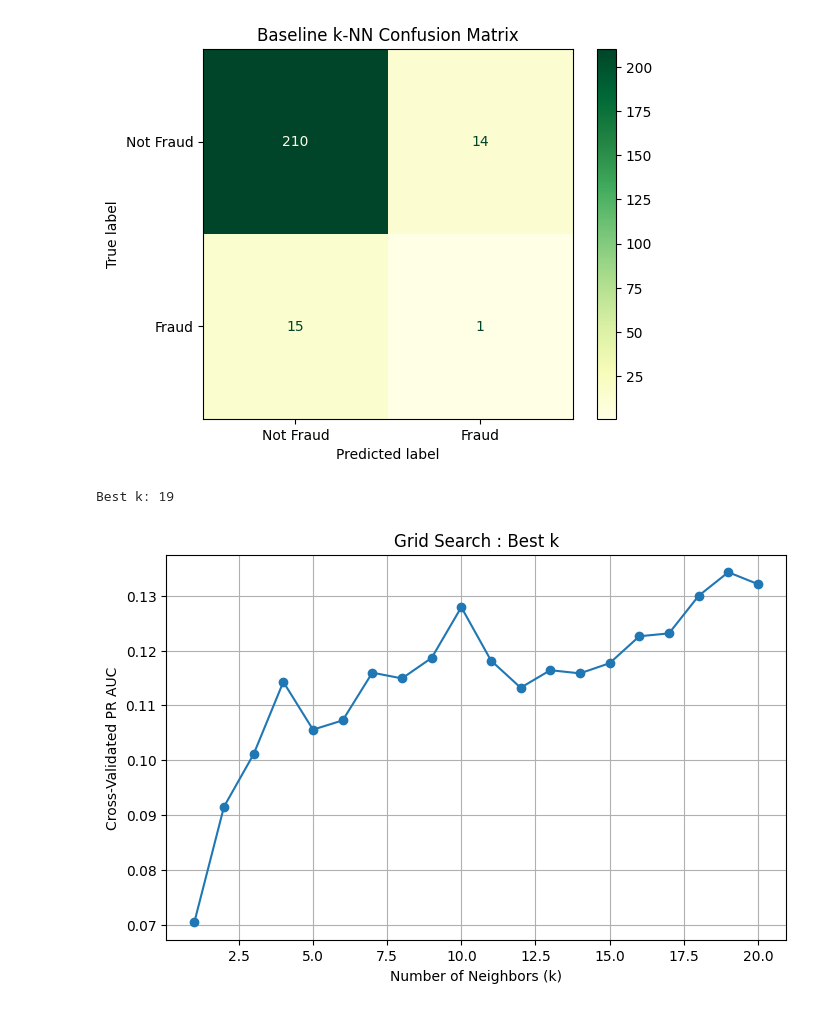
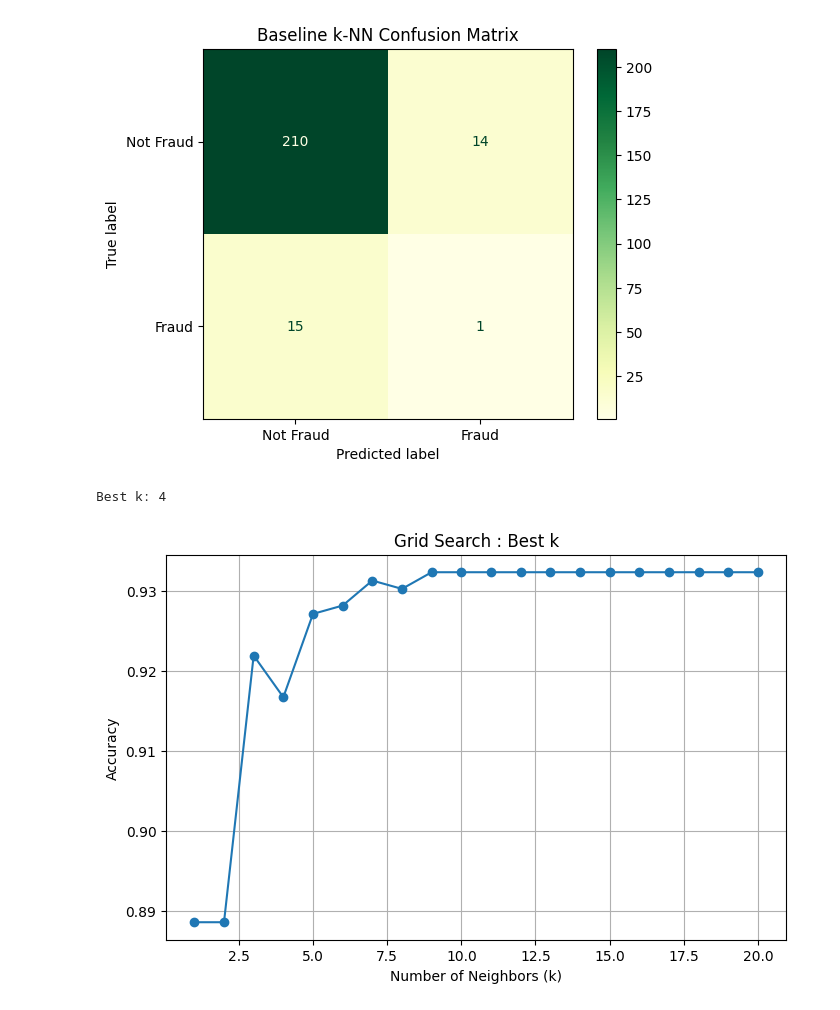
Before and after one commit to Aliff00/um-wie3007-data-mining-group14, a Jupyter notebook: notebooks/04_model_knn.ipynb, the cells around one changed output. Cells and saved outputs as stored; diff of their text form; code cells hidden in the pictures.

```diff
--- a/notebooks/04_model_knn.ipynb
+++ b/notebooks/04_model_knn.ipynb
@@ -161,9 +161,10 @@ knn = KNeighborsClassifier()
 grid = GridSearchCV(
     knn,
     param_grid,
-    scoring="average_precision",
+    scoring="accuracy",
     cv=5,
-    n_jobs=-1
+    n_jobs=-1,
+    return_train_score=True
 )
 
 grid.fit(X_train, y_train)
@@ -172,21 +173,21 @@ print("Best k:", grid.best_params_['n_neighbors'])
 
 best_knn = grid.best_estimator_
 # %% [output]
-Best k: 19
+Best k: 4
 # %%
 # visualise the grid search results in a plot
 results = pd.DataFrame(grid.cv_results_)
 
 subset = results[(results['param_weights'] == 'distance') & (results['param_p'] == 1)]
 
 # Plot mean test scores vs n_neighbors
 plt.figure(figsize=(8,5))
 plt.plot(subset['param_n_neighbors'], subset['mean_test_score'], marker='o')
 plt.title("Grid Search : Best k")
 plt.xlabel("Number of Neighbors (k)")
-plt.ylabel("Cross-Validated PR AUC")
+plt.ylabel("Accuracy")
 plt.grid(True)
 plt.savefig(os.path.join(FIG_DIR, "kNN_gridsearch_best_k.png"), dpi=200)
 plt.show()
 # %% [output]
-[figure, old version]
+[figure, new version]
```
Also changed, not shown: parts of 3 cells of this notebook, 9 other files.
